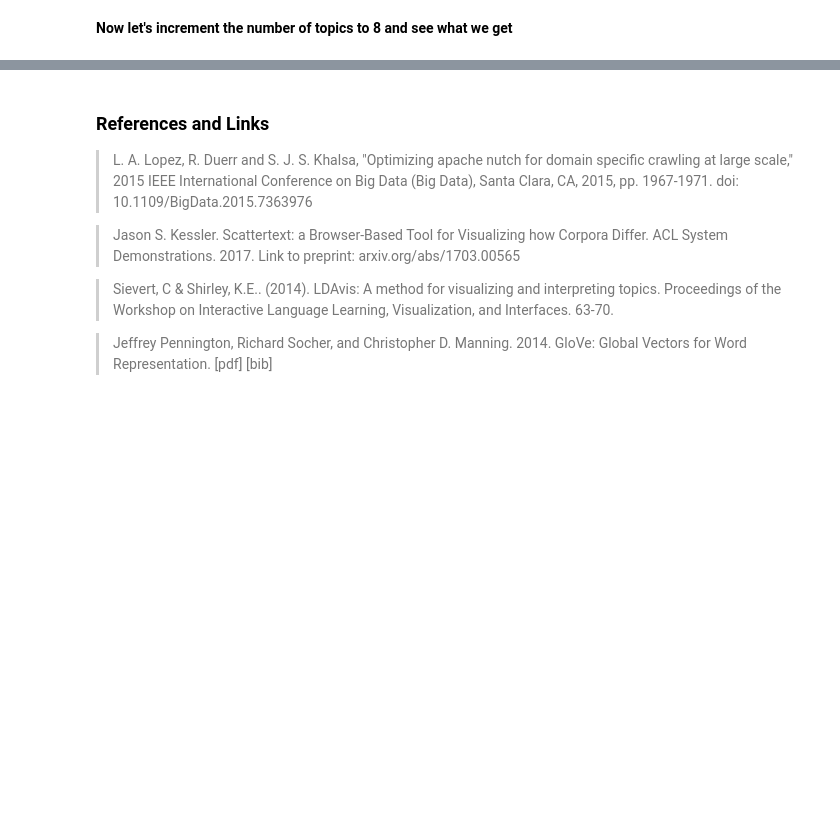
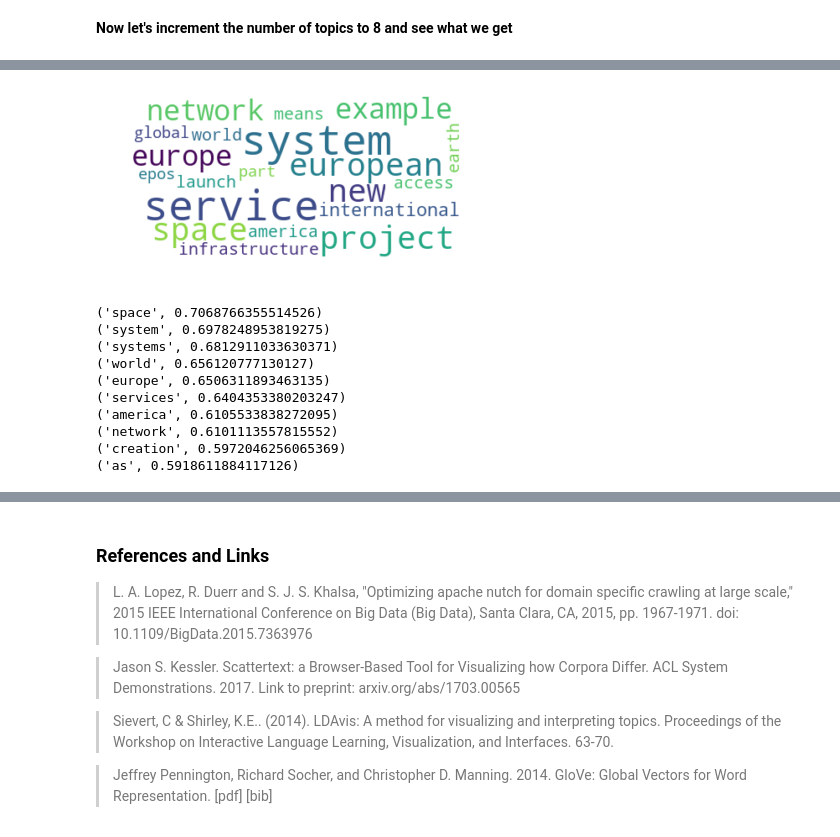
Before and after one commit to USCDataScience/pdi-topics, a Jupyter notebook: notebooks/pdi/pdi-topics-egu-essi.ipynb, the cells around one changed output, grey strips where cells are left out. Saved outputs shown, nothing was run; the diff lists cells and outputs as text; code cells hidden in the pictures; blank space fills up the shorter version.

Commit message:
added wordcloud to the dataviz

```diff
--- a/notebooks/pdi/pdi-topics-egu-essi.ipynb
+++ b/notebooks/pdi/pdi-topics-egu-essi.ipynb
@@ -159,6 +178,7 @@ def clean_document(doc):
 # document list will contain our corpus after cleaning it.
 scattertext_documents = []
 gensim_documents = []
+word_cloud_text_all = ''
 
 for doc in solr_documents:
     document = clean_document(doc['abstract'][0])
@@ -172,6 +192,7 @@ for doc in solr_documents:
                                    'title': doc['title'][0],
                                    'session':category})
     gensim_documents.append(document)
+    word_cloud_text_all = word_cloud_text_all + ' '.join(document)
 
 dictionary = corpora.Dictionary(gensim_documents)
 lda_corpus = [dictionary.doc2bow(text) for text in gensim_documents]
@@ -268,0 +348,28 @@ model.most_similar(topic_list[0][0:3])
+# %%
+# Cell 8, let's infer some context using word2Vec
+topic_number = 0
+
+sm = model.most_similar(topic_list[topic_number][0:4], topn=20)
+similar_words = [w[0] for w in sm]
+similar_words.extend(topic_list[topic_number])
+word_cloud_text = ' '.join(similar_words)
+
+wordcloud = WordCloud(max_font_size=50, max_words=20, background_color="white").generate(word_cloud_text)
+plt.figure()
+plt.imshow(wordcloud, interpolation="bilinear")
+plt.axis("off")
+plt.show()
+for sw in sm[0:10]:
+    print(sw)
+# %% [output]
+[figure, added]
+('space', 0.7068766355514526)
+('system', 0.6978248953819275)
+('systems', 0.6812911033630371)
+('world', 0.656120777130127)
+('europe', 0.6506311893463135)
+('services', 0.6404353380203247)
+('america', 0.6105533838272095)
+('network', 0.6101113557815552)
+('creation', 0.5972046256065369)
+('as', 0.5918611884117126)
```
Also changed, not shown: parts of 6 cells of this notebook.
